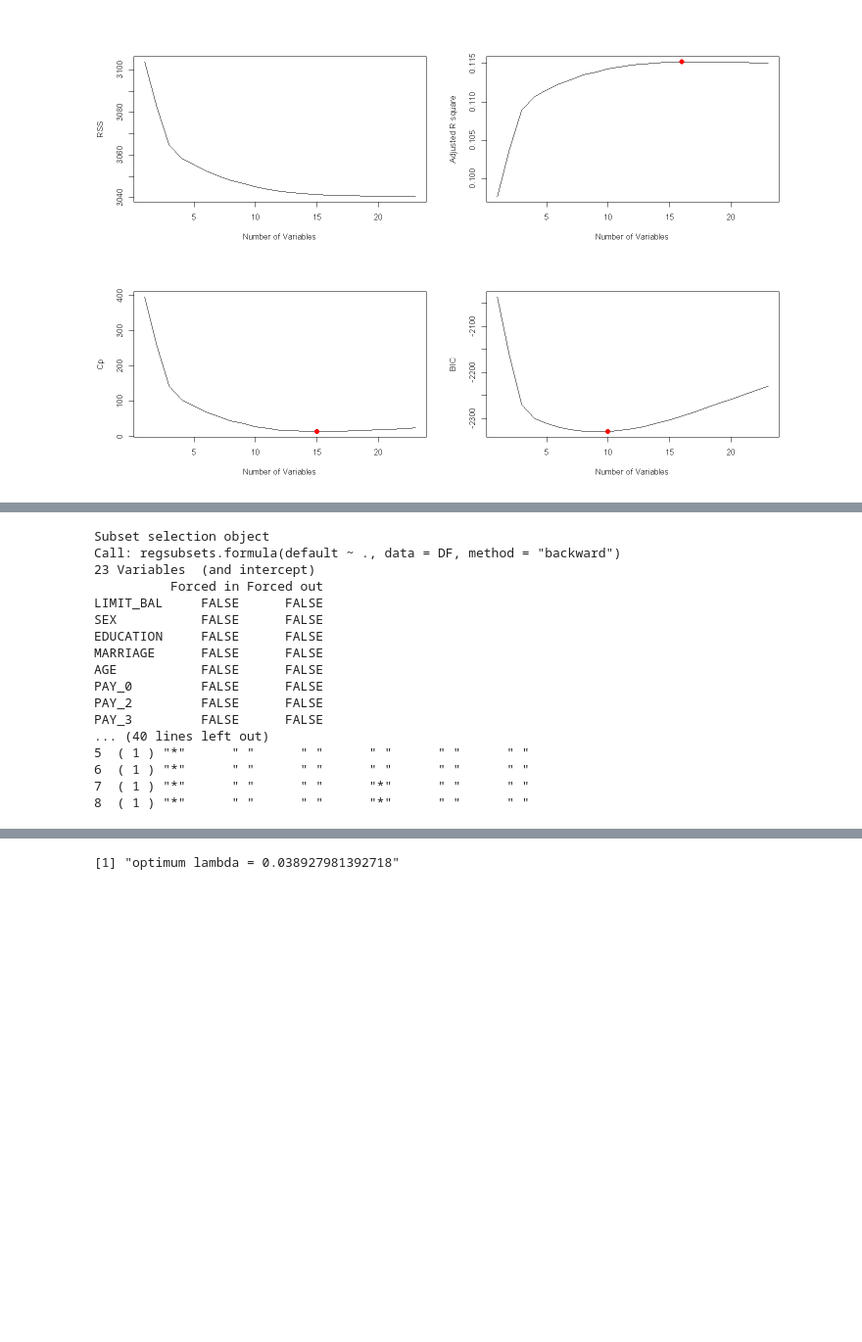
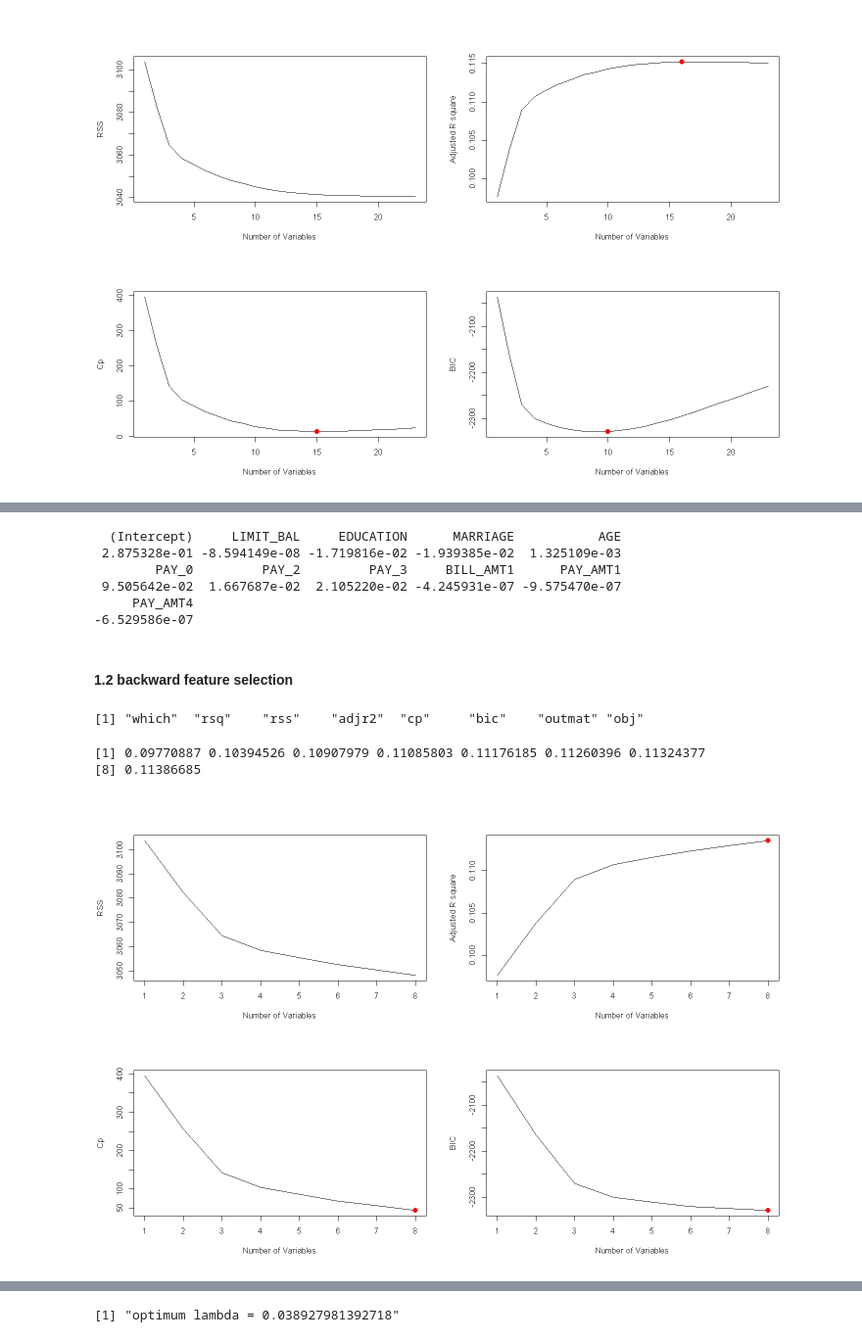
Before and after one commit to alipourmotlagh/MBD_statistical_learning, a Jupyter notebook: Individual Project/Motlagh_Project.ipynb, the cells around one changed output, grey strips where cells are left out. Shown at 98% size. Saved outputs shown, nothing was run; the diff lists cells and outputs as text; code cells hidden in the pictures; blank space fills up the shorter version.

```diff
--- a/Individual Project/Motlagh_Project.ipynb
+++ b/Individual Project/Motlagh_Project.ipynb
@@ -394,6 +396,7 @@ selected_columns<-c(names(DF%>%select(-default)))
 # %%
-
-regfit.full=regsubsets(default~.,data=DF,method='forward')
+# applying the exhaustive feature selection to data
+regfit.full=regsubsets(default~.,data=DF)
+# summary of exhaustive featur selection
 summary(regfit.full)
 # %% [output]
 Subset selection object
@@ -414,5 +417,7 @@ PAY_3         FALSE      FALSE
 7  ( 1 ) "*"      " "      " "      "*"      " "      " "
 8  ( 1 ) "*"      " "      " "      "*"      " "      " "
 # %%
-regfit.full=regsubsets(default~.,data=DF,method='forward',nvmax=23)
-reg.summary=summary(regfit.full)
+# applying the forward feature selection to data
+regfit.fwd=regsubsets(default~.,data=DF,method='forward',nvmax=23)
+# summary of forward featur selection
+reg.summary.fwd=summary(regfit.fwd)
@@ -474,21 +491,50 @@ coef(regfit.fwd,6)
+# %%
+#storing the feature selected based on the forward model by bic coeficient
+selection.fwd.bic=names(coef(regfit.fwd,which.min(reg.summary.fwd$bic)))[-1]
+#displaying the coeficient and variables name for forward feature selection for bic
+coef(regfit.fwd,which.min(reg.summary.fwd$bic))
+# %% [output]
+  (Intercept)     LIMIT_BAL     EDUCATION      MARRIAGE           AGE
+ 2.875328e-01 -8.594149e-08 -1.719816e-02 -1.939385e-02  1.325109e-03
+        PAY_0         PAY_2         PAY_3     BILL_AMT1      PAY_AMT1
+ 9.505642e-02  1.667687e-02  2.105220e-02 -4.245931e-07 -9.575470e-07
+     PAY_AMT4
+-6.529586e-07
+# %% [markdown]
+#### 1.2 backward feature selection
 # %%
+# applying the backward feature selection to data
 regfit.bwd=regsubsets(default~.,data=DF,method='backward')
-summary(regfit.bwd)
+# summary of backward featur selection
+reg.summary.bwd=summary(regfit.bwd)
-# %% [output]
-Subset selection object
-Call: regsubsets.formula(default ~ ., data = DF, method = "backward")
-23 Variables  (and intercept)
-          Forced in Forced out
-LIMIT_BAL     FALSE      FALSE
-SEX           FALSE      FALSE
-EDUCATION     FALSE      FALSE
-MARRIAGE      FALSE      FALSE
-AGE           FALSE      FALSE
-PAY_0         FALSE      FALSE
-PAY_2         FALSE      FALSE
-PAY_3         FALSE      FALSE
-... (40 lines left out)
-5  ( 1 ) "*"      " "      " "      " "      " "      " "
-6  ( 1 ) "*"      " "      " "      " "      " "      " "
-7  ( 1 ) "*"      " "      " "      "*"      " "      " "
-8  ( 1 ) "*"      " "      " "      "*"      " "      " "
+# %%
+# coeficient names for backward feature selection
+names(reg.summary.bwd)
+# %% [output]
+[1] "which"  "rsq"    "rss"    "adjr2"  "cp"     "bic"    "outmat" "obj"
+# %%
+#summary of RSQ for backward feature selection
+reg.summary.bwd$rsq
+# %% [output]
+[1] 0.09770887 0.10394526 0.10907979 0.11085803 0.11176185 0.11260396 0.11324377
+[8] 0.11386685
+# %%
+#plot 4 diferent coeficient to show the best number of the features in diferent coeficients
+#paring axies to 4 cells
+par(mfrow=c(2,2))
+#plot the RSS
+plot(reg.summary.bwd$rss,xlab='Number of Variables',ylab='RSS',type='l')
+# Plot the adjusted rate 2
+plot(reg.summary.bwd$adjr2,xlab='Number of Variables',ylab='Adjusted R square',type='l')
+# define the optimum point of adjusted rate 2
+points(which.max(reg.summary.bwd$adjr2),reg.summary.bwd$adjr2[which.max(reg.summary.bwd$adjr2)],col='red',cex=2,pch=20)
+#plot the cp
+plot(reg.summary.bwd$cp,xlab="Number of Variables",ylab="Cp",type='l')
+# define the optimum point of cp
+points(which.min(reg.summary.bwd$cp),reg.summary.bwd$cp[which.min(reg.summary.bwd$cp)],col="red",cex=2,pch=20)
+# plot the Bic
+plot(reg.summary.bwd$bic,xlab="Number of Variables",ylab="BIC",type='l')
+# define the optimum point of bic
+points(which.min(reg.summary.bwd$bic),reg.summary.bwd$bic[which.min(reg.summary.bwd$bic)],col="red",cex=2,pch=20)
+# %% [output]
+[figure, added]
```
Also changed, not shown: parts of 22 cells of this notebook, 1 other file.
